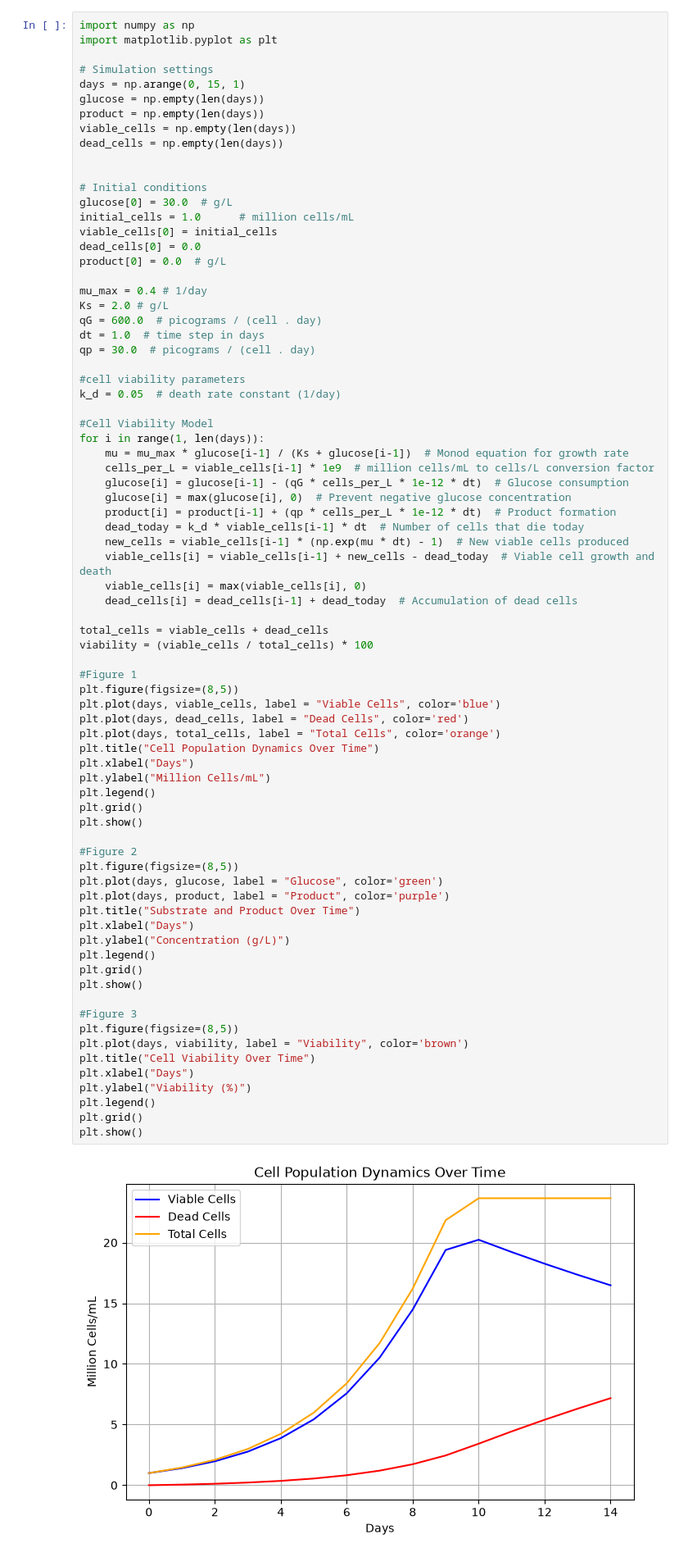
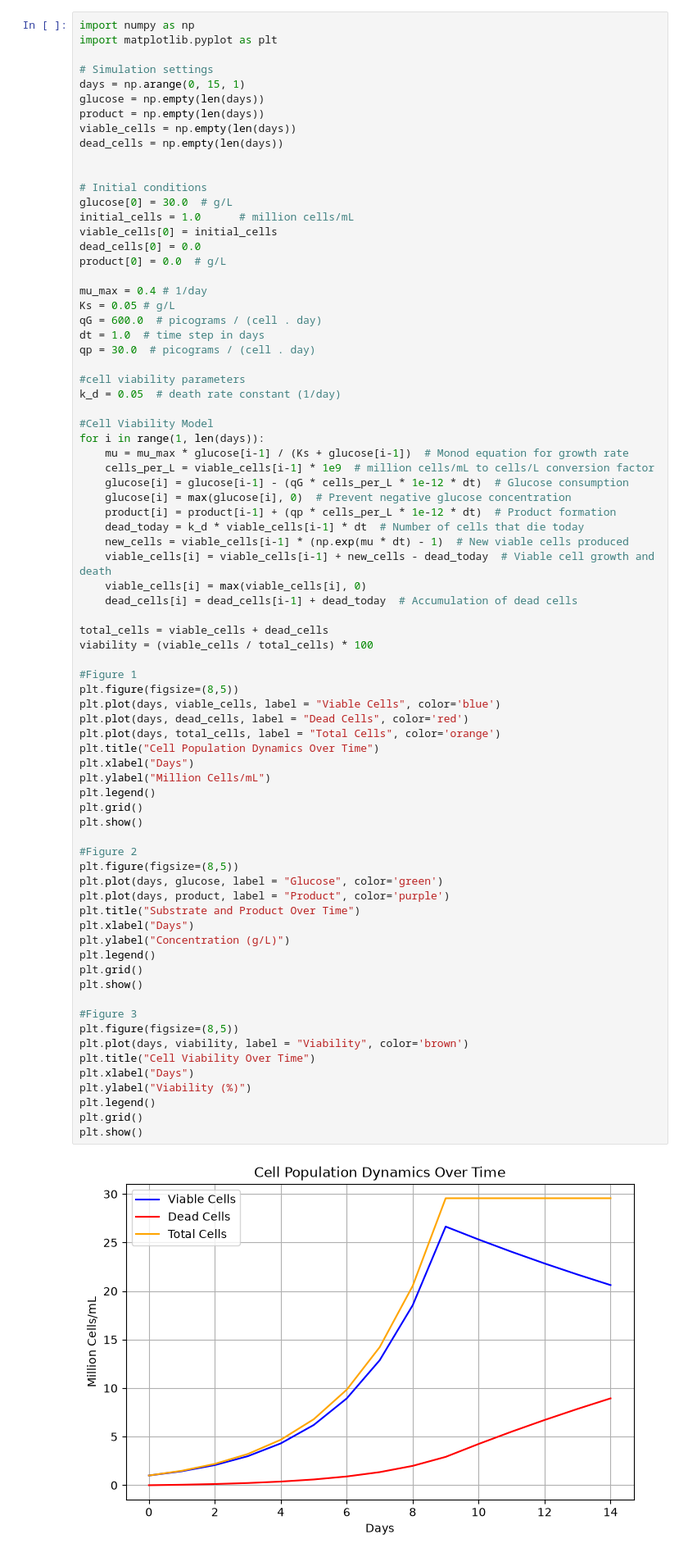
Before and after one commit to neelesh4212/cho-fed-batch-simulator, a Jupyter notebook: notebooks/growth_simulator_practice.ipynb, the cells around one changed output. Shown at 82% size. Saved outputs shown, nothing was run; the diff lists cells and outputs as text.

```diff
--- a/notebooks/growth_simulator_practice.ipynb
+++ b/notebooks/growth_simulator_practice.ipynb
@@ -101,7 +101,7 @@ dead_cells[0] = 0.0
 product[0] = 0.0  # g/L
 
 mu_max = 0.4 # 1/day
-Ks = 2.0 # g/L
+Ks = 0.05 # g/L
 qG = 600.0  # picograms / (cell . day)
 dt = 1.0  # time step in days
 qp = 30.0  # picograms / (cell . day)
@@ -131,31 +131,31 @@ plt.plot(days, viable_cells, label = "Viable Cells", color='blue')
 plt.plot(days, dead_cells, label = "Dead Cells", color='red')
 plt.plot(days, total_cells, label = "Total Cells", color='orange')
 plt.title("Cell Population Dynamics Over Time")
 plt.xlabel("Days")
 plt.ylabel("Million Cells/mL")
 plt.legend()
 plt.grid()
 plt.show()
 
 #Figure 2
 plt.figure(figsize=(8,5))
 plt.plot(days, glucose, label = "Glucose", color='green')
 plt.plot(days, product, label = "Product", color='purple')
 plt.title("Substrate and Product Over Time")
 plt.xlabel("Days")
 plt.ylabel("Concentration (g/L)")
 plt.legend()
 plt.grid()
 plt.show()
 
 #Figure 3
 plt.figure(figsize=(8,5))
 plt.plot(days, viability, label = "Viability", color='brown')
 plt.title("Cell Viability Over Time")
 plt.xlabel("Days")
 plt.ylabel("Viability (%)")
 plt.legend()
 plt.grid()
 plt.show()
 # %% [output]
-[figure, old version]
+[figure, new version]
```
Also changed, not shown: parts of 2 cells of this notebook, 1 other file.
